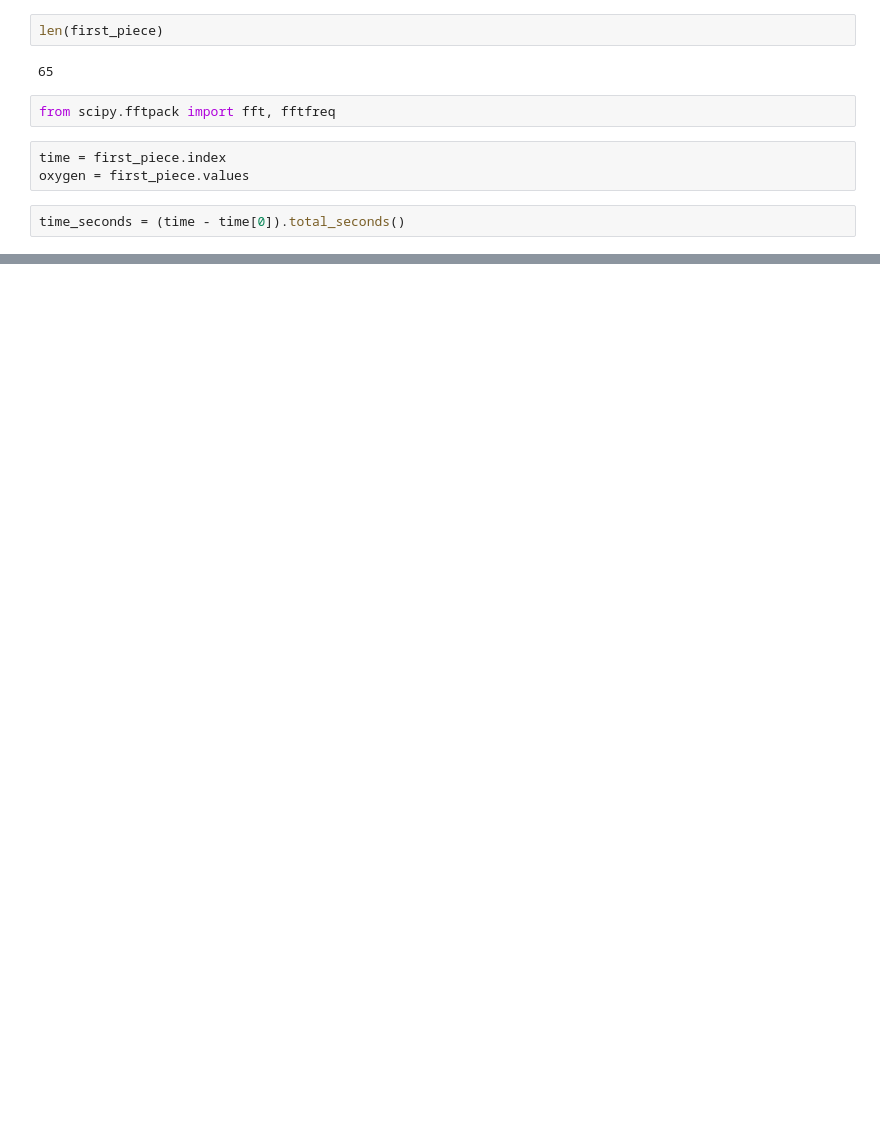
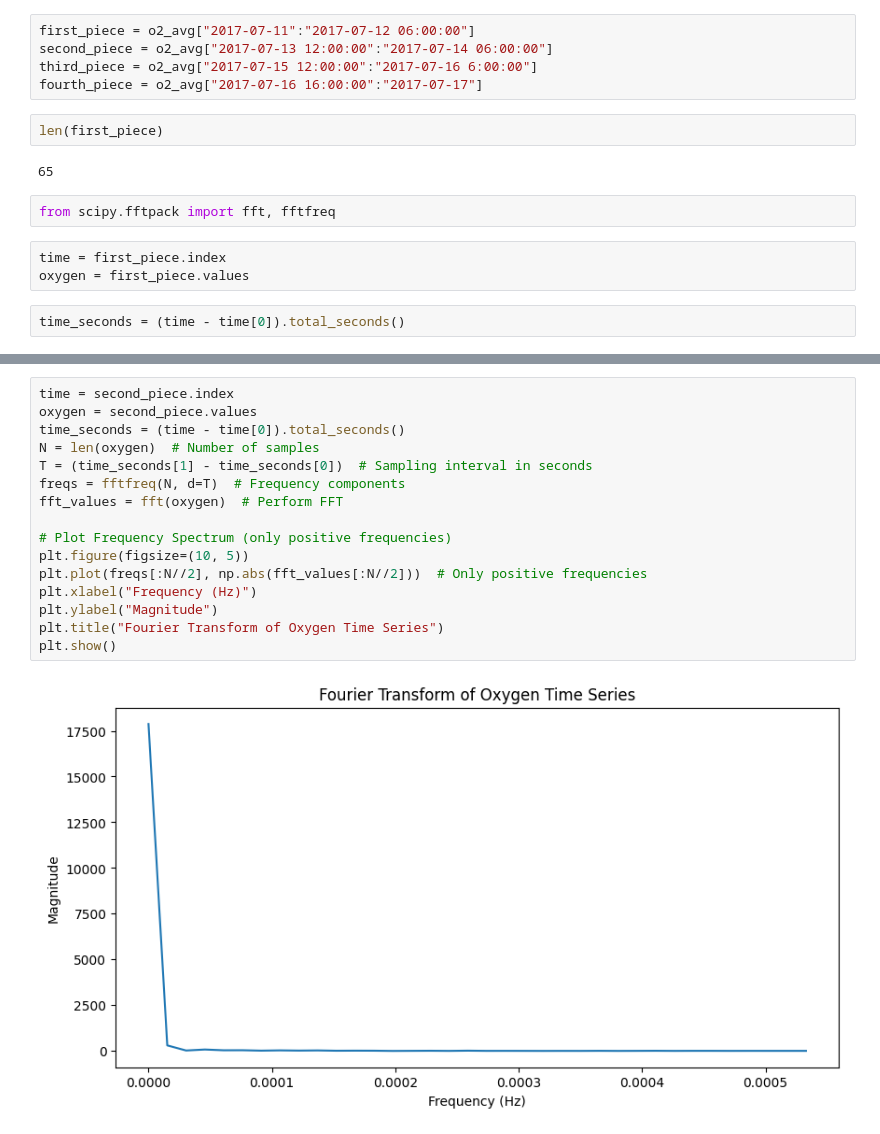
Before and after one commit to rzv09/smores_proj, a Jupyter notebook: analysis.ipynb, the cells around one changed output, grey strips where cells are left out. Cells and saved outputs as stored; diff of their text form; blank space fills up the shorter version.

```diff
--- a/analysis.ipynb
+++ b/analysis.ipynb
@@ -150,3 +140,8 @@ Freq: 15min, Name: O2_avg, dtype: float64
+# %%
+first_piece = o2_avg["2017-07-11":"2017-07-12 06:00:00"]
+second_piece = o2_avg["2017-07-13 12:00:00":"2017-07-14 06:00:00"]
+third_piece = o2_avg["2017-07-15 12:00:00":"2017-07-16 6:00:00"]
+fourth_piece = o2_avg["2017-07-16 16:00:00":"2017-07-17"]
 # %%
 len(first_piece)
 # %% [output]
@@ -173,3 +168,21 @@ plt.title("Fourier Transform of Oxygen Time Series")
 plt.show()
 # %% [output]
 [figure]
+# %%
+time = second_piece.index
+oxygen = second_piece.values
+time_seconds = (time - time[0]).total_seconds()
+N = len(oxygen)  # Number of samples
+T = (time_seconds[1] - time_seconds[0])  # Sampling interval in seconds
+freqs = fftfreq(N, d=T)  # Frequency components
+fft_values = fft(oxygen)  # Perform FFT
+
+# Plot Frequency Spectrum (only positive frequencies)
+plt.figure(figsize=(10, 5))
+plt.plot(freqs[:N//2], np.abs(fft_values[:N//2]))  # Only positive frequencies
+plt.xlabel("Frequency (Hz)")
+plt.ylabel("Magnitude")
+plt.title("Fourier Transform of Oxygen Time Series")
+plt.show()
+# %% [output]
+[figure, added]
```
Also changed, not shown: parts of 5 cells of this notebook.
